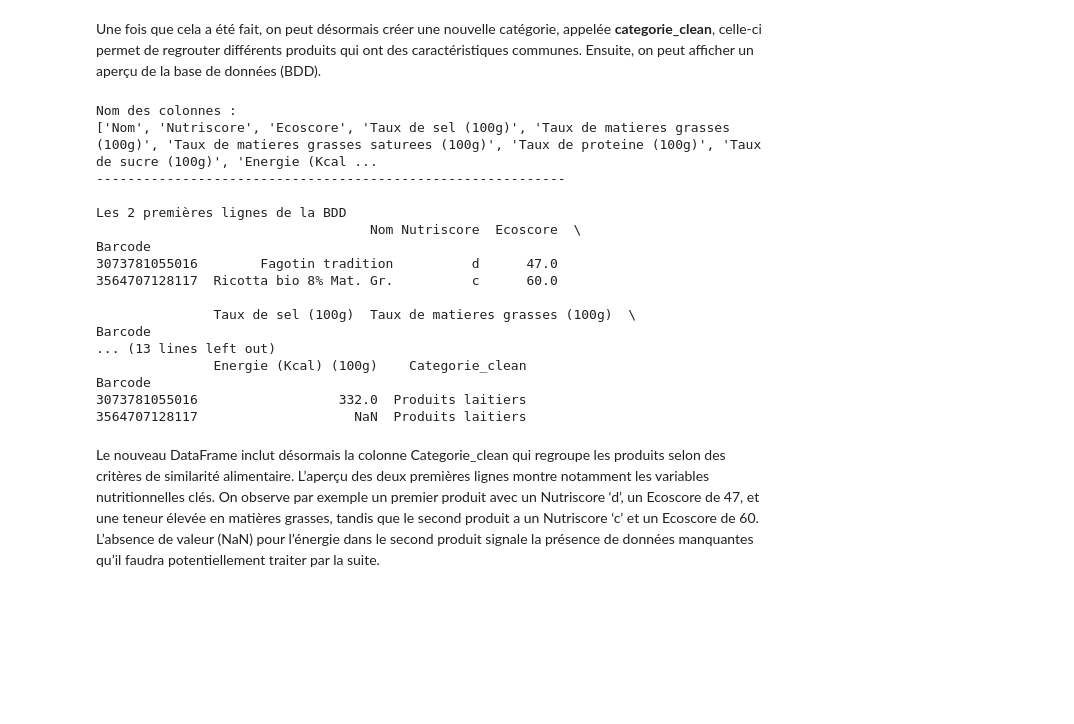
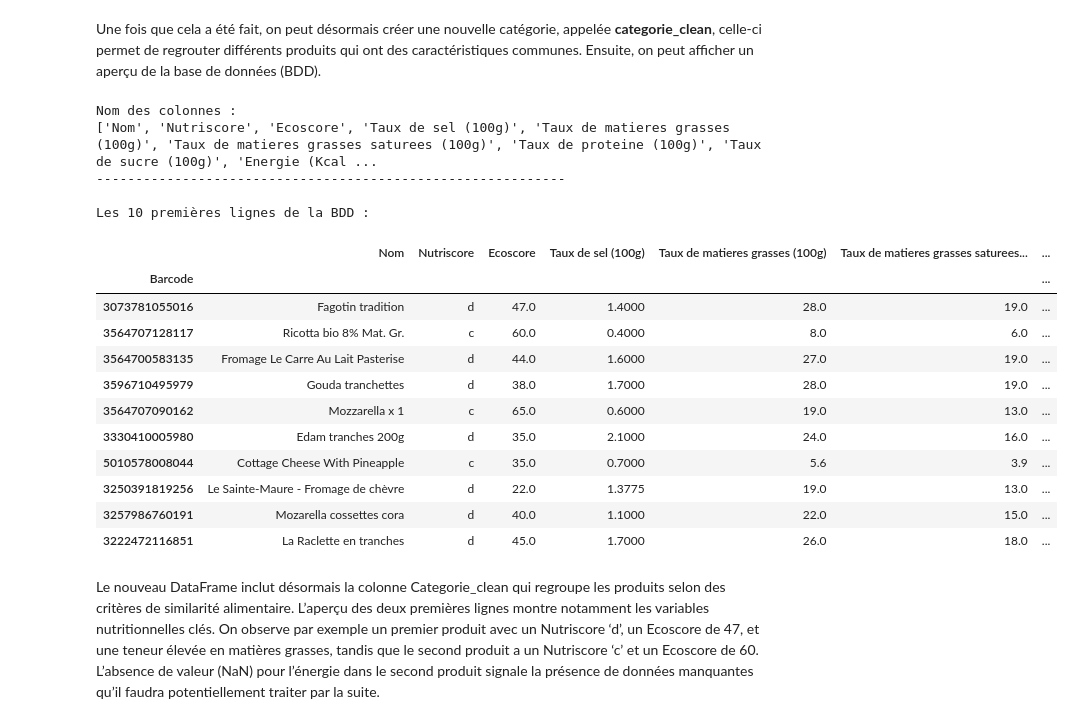
Before and after one commit to MaelTremouille/Projet-python-pour-la-data-science---ENSAE-Paris, a Jupyter notebook: src/food_fatcs.ipynb, the cells around one changed output. Saved outputs shown, nothing was run; the diff lists cells and outputs as text; code cells hidden in the pictures; blank space fills up the shorter version.

```diff
--- a/src/food_fatcs.ipynb
+++ b/src/food_fatcs.ipynb
@@ -62,35 +62,35 @@ Une fois que cela a été fait, on peut désormais créer une nouvelle catégori
 # %%
 from src.services.traitement import Traitement
 # Création d'une instance
 # print(Barcodes().df)
 traitement = Traitement()
 
 # On récupère de DataFrame
 data = traitement.df
 
 # Affichage des données transformées
 print(f"Nom des colonnes :\n{[name for name in data.columns]}")
 print('-'*60 + '\n')
-print("Les 2 premières lignes de la BDD")
-print(data.head(2))
+print("Les 10 premières lignes de la BDD :")
+data.head(10)
 # %% [output]
 Nom des colonnes :
 ['Nom', 'Nutriscore', 'Ecoscore', 'Taux de sel (100g)', 'Taux de matieres grasses (100g)', 'Taux de matieres grasses saturees (100g)', 'Taux de proteine (100g)', 'Taux de sucre (100g)', 'Energie (Kcal ...
 ------------------------------------------------------------
 
-Les 2 premières lignes de la BDD
-                                   Nom Nutriscore  Ecoscore  \
-Barcode
-3073781055016        Fagotin tradition          d      47.0
-3564707128117  Ricotta bio 8% Mat. Gr.          c      60.0
-
-               Taux de sel (100g)  Taux de matieres grasses (100g)  \
-Barcode
-... (13 lines left out)
-               Energie (Kcal) (100g)    Categorie_clean
-Barcode
-3073781055016                  332.0  Produits laitiers
-3564707128117                    NaN  Produits laitiers
+Les 10 premières lignes de la BDD :
+|  | Nom | Nutriscore | Ecoscore | Taux de sel (100g) | Taux de matieres grasses (100g) | Taux de matieres grasses saturees... | ... |
+| Barcode |  |  |  |  |  |  | ... |
+| 3073781055016 | Fagotin tradition | d | 47.0 | 1.4000 | 28.0 | 19.0 | ... |
+| 3564707128117 | Ricotta bio 8% Mat. Gr. | c | 60.0 | 0.4000 | 8.0 | 6.0 | ... |
+| 3564700583135 | Fromage Le Carre Au Lait Pasterise | d | 44.0 | 1.6000 | 27.0 | 19.0 | ... |
+| 3596710495979 | Gouda tranchettes | d | 38.0 | 1.7000 | 28.0 | 19.0 | ... |
+| 3564707090162 | Mozzarella x 1 | c | 65.0 | 0.6000 | 19.0 | 13.0 | ... |
+| 3330410005980 | Edam tranches 200g | d | 35.0 | 2.1000 | 24.0 | 16.0 | ... |
+| 5010578008044 | Cottage Cheese With Pineapple | c | 35.0 | 0.7000 | 5.6 | 3.9 | ... |
+| 3250391819256 | Le Sainte-Maure - Fromage de chèvre | d | 22.0 | 1.3775 | 19.0 | 13.0 | ... |
+| 3257986760191 | Mozarella cossettes cora | d | 40.0 | 1.1000 | 22.0 | 15.0 | ... |
+| 3222472116851 | La Raclette en tranches | d | 45.0 | 1.7000 | 26.0 | 18.0 | ... |
 # %% [markdown]
  Le nouveau DataFrame inclut désormais la colonne Categorie_clean qui regroupe les produits selon des critères de similarité alimentaire. L’aperçu des deux premières lignes montre notamment les variables nutritionnelles clés. On observe par exemple un premier produit avec un Nutriscore ‘d’, un Ecoscore de 47, et une teneur élevée en matières grasses, tandis que le second produit a un Nutriscore ‘c’ et un Ecoscore de 60. L’absence de valeur (NaN) pour l’énergie dans le second produit signale la présence de données manquantes qu’il faudra potentiellement traiter par la suite.
 # %% [markdown]
```
Also changed, not shown: parts of 1 cell of this notebook.
